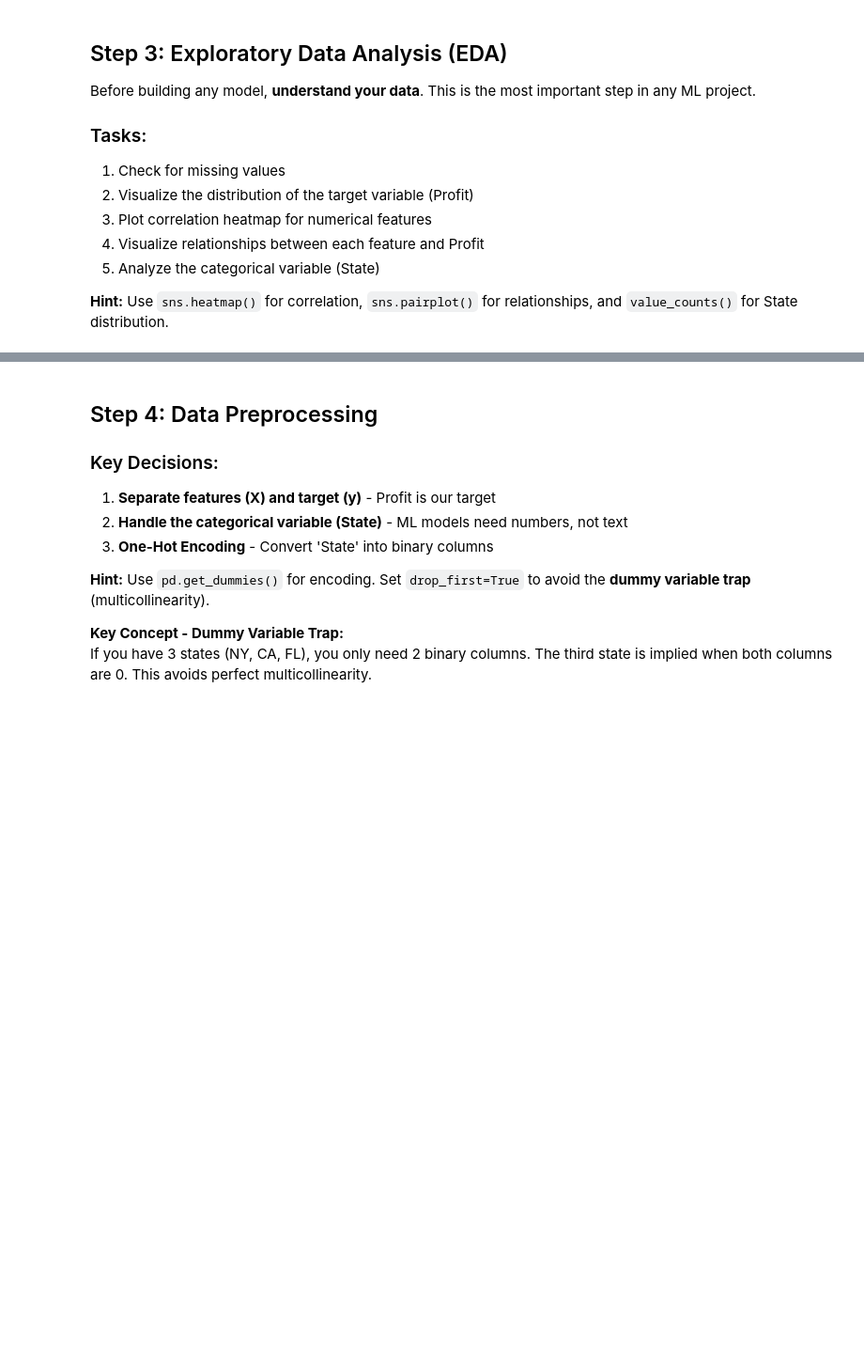
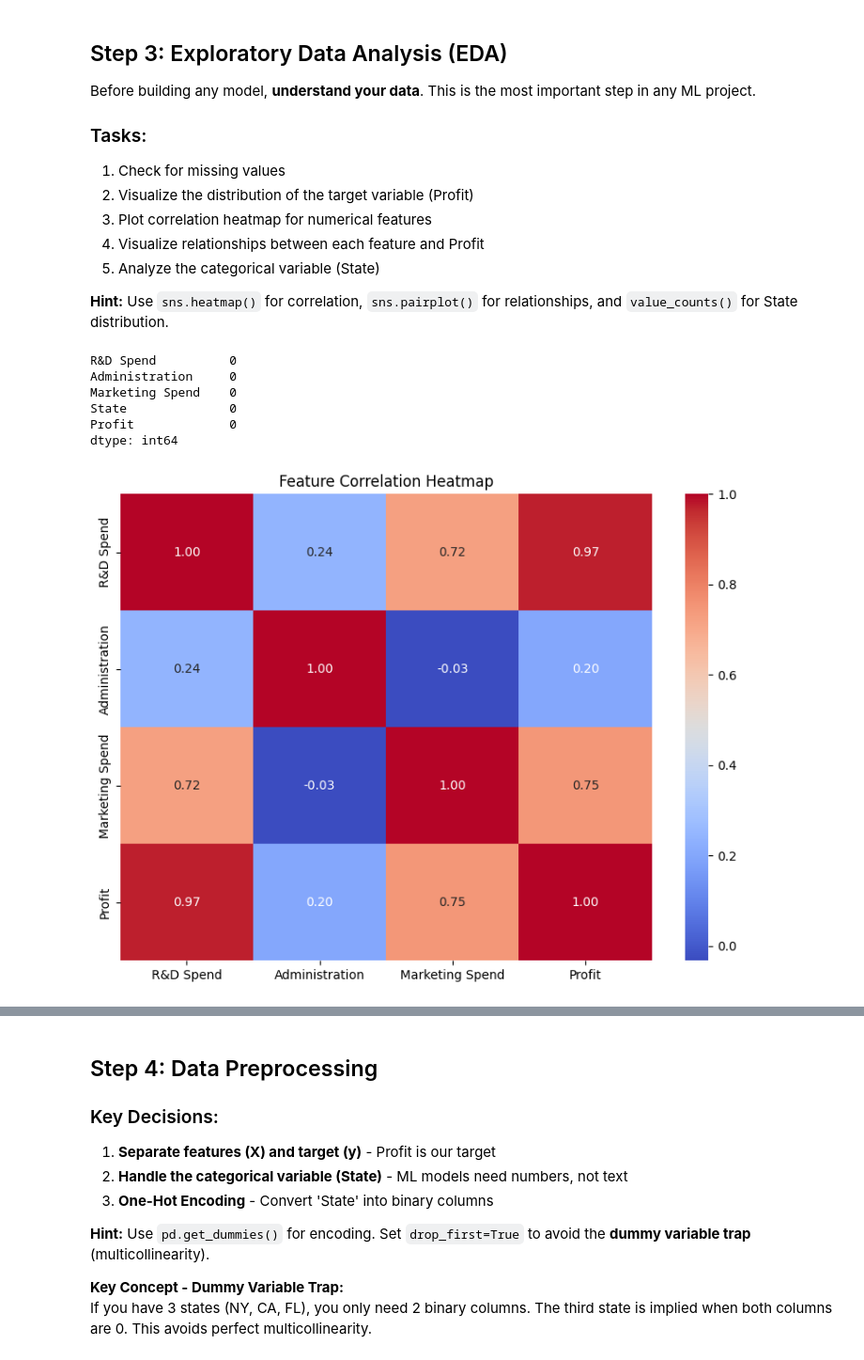
Before and after one commit to KinzaIbrar/predict-to-invest-mlr, a Jupyter notebook: 02_MLR_Project.ipynb, the cells around one changed output, grey strips where cells are left out. Shown at 94% size. Saved outputs shown, nothing was run; the diff lists cells and outputs as text; code cells hidden in the pictures; blank space fills up the shorter version.

```diff
--- a/02_MLR_Project.ipynb
+++ b/02_MLR_Project.ipynb
@@ -60,7 +60,6 @@ Load the **50_Startups.csv** dataset. This dataset contains data on 50 startups
 # %%
 # Step 2: Load Dataset
 # TODO: Load the CSV file into a DataFrame called 'df'
-# df = pd.read_csv('50_Startups.csv')
-
+df = pd.read_csv('D:/ai-project/50_startups_dataset.csv')
 # TODO: Display the first 5 rows
-# df.head()
+df.head()
@@ -90,18 +122,27 @@ Before building any model, **understand your data**. This is the most important
 # %%
 # Step 3a: Check for missing values
 # TODO: Check null values
-# df.isnull().sum()
+df.isnull().sum()
+# %% [output]
+R&D Spend          0
+Administration     0
+Marketing Spend    0
+State              0
+Profit             0
+dtype: int64
 # %%
 # Step 3b: Correlation Heatmap
 # TODO: Create a correlation matrix of numerical columns
 # TODO: Plot it using sns.heatmap() with annot=True
 
-# Hint:
-# plt.figure(figsize=(8, 6))
-# sns.heatmap(df.corr(numeric_only=True), annot=True, cmap='coolwarm', fmt='.2f')
-# plt.title('Feature Correlation Heatmap')
-# plt.tight_layout()
-# plt.show()
+
+plt.figure(figsize=(8, 6))
+sns.heatmap(df.corr(numeric_only=True), annot=True, cmap='coolwarm', fmt='.2f')
+plt.title('Feature Correlation Heatmap')
+plt.tight_layout()
+plt.show()
+# %% [output]
+[figure, added]
 # %%
 # Step 3c: Pairplot — Relationships between features and Profit
 # TODO: Create a pairplot to see all feature relationships
```
Also changed, not shown: parts of 20 cells of this notebook.
